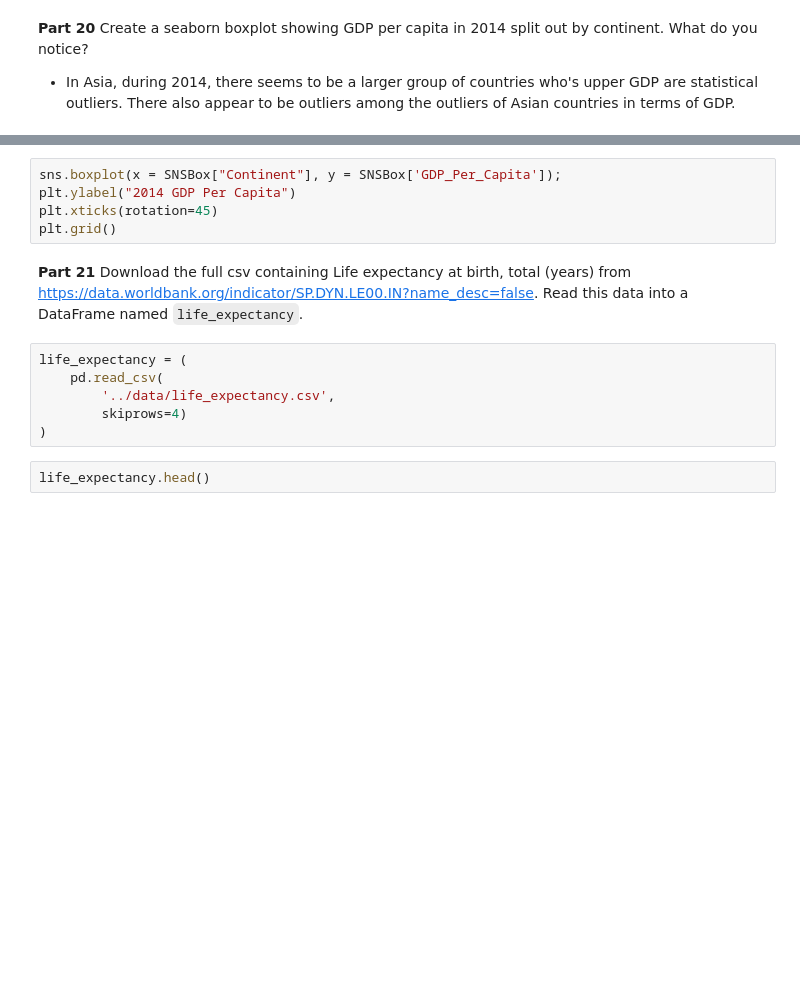
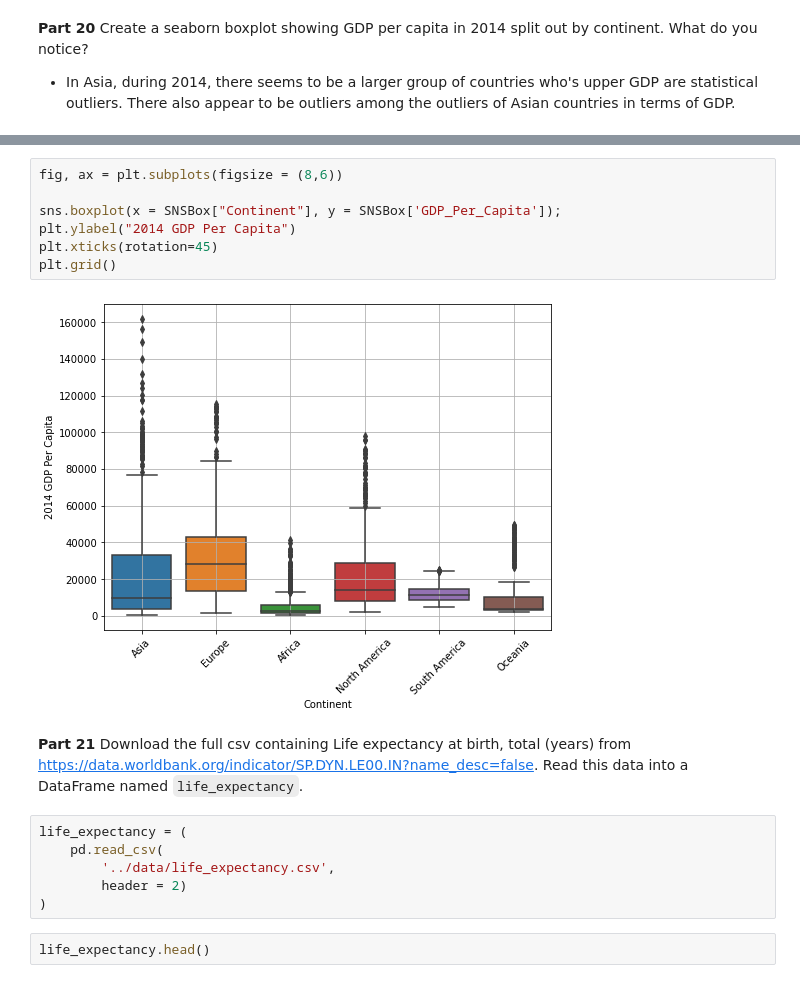
Before and after one commit to Claytor/exploratory_analysis_of_un_data, a Jupyter notebook: notebooks/UN Data Exploration.ipynb, the cells around one changed output, grey strips where cells are left out. Drawn from its saved outputs; the diff is of its cells as text; blank space fills up the shorter version.

```diff
--- a/notebooks/UN Data Exploration.ipynb
+++ b/notebooks/UN Data Exploration.ipynb
@@ -303,8 +355,12 @@ SNSBox = gdp_df #.set_index("Continent")
 # %%
+fig, ax = plt.subplots(figsize = (8,6))
+
 sns.boxplot(x = SNSBox["Continent"], y = SNSBox['GDP_Per_Capita']);
 plt.ylabel("2014 GDP Per Capita")
 plt.xticks(rotation=45)
 plt.grid()
+# %% [output]
+[figure, added]
 # %% [markdown]
 **Part 21**
 Download the full csv containing Life expectancy at birth, total (years) from [https://data.worldbank.org/indicator/SP.DYN.LE00.IN?name_desc=false](https://data.worldbank.org/indicator/SP.DYN.LE00.IN?name_desc=false). Read this data into a DataFrame named `life_expectancy`.
@@ -312,7 +368,7 @@ Download the full csv containing Life expectancy at birth, total (years) from [h
 life_expectancy = (
     pd.read_csv(
         '../data/life_expectancy.csv',
-        skiprows=4)
+        header = 2)
 )
 # %%
 life_expectancy.head()
```
Also changed, not shown: parts of 49 cells of this notebook.
